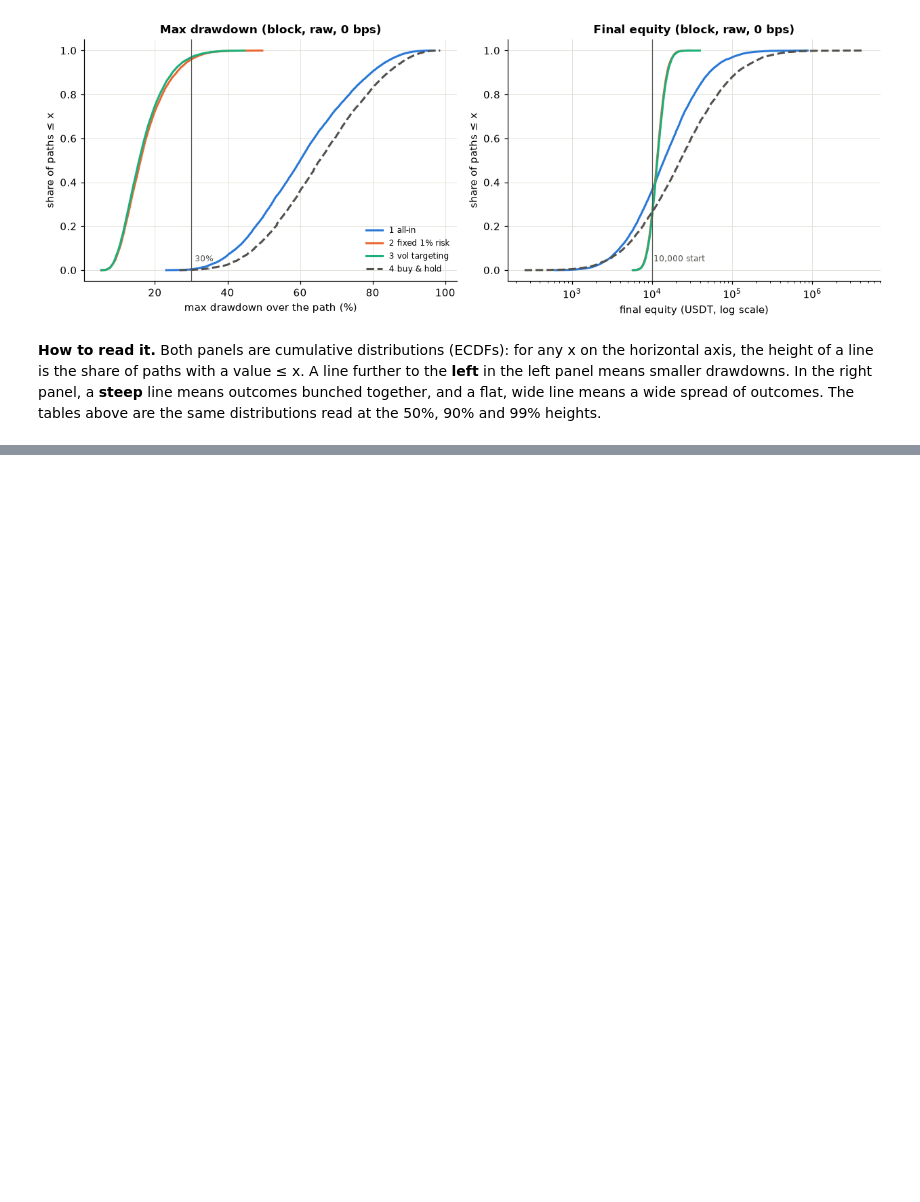
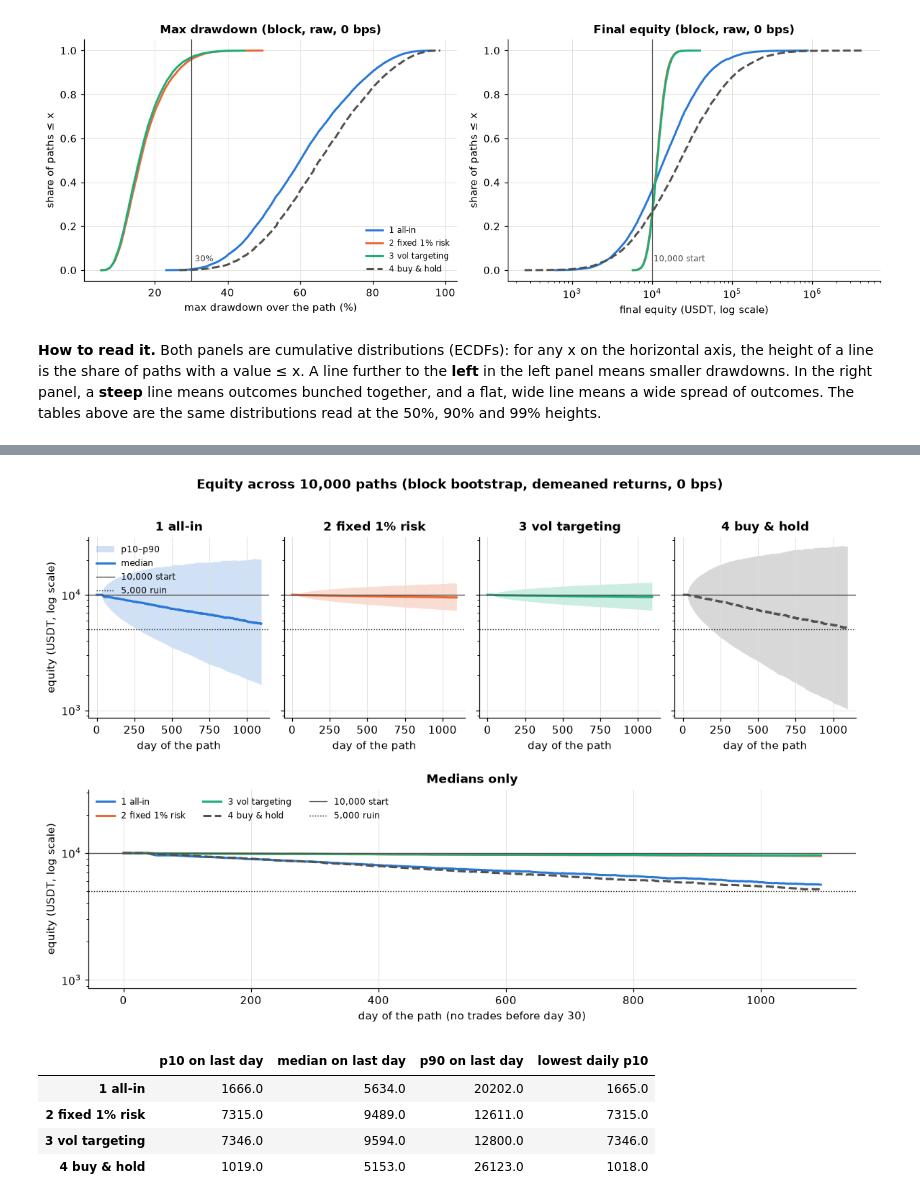
Before and after one commit to Alvarado-Maganna/crypto-quant-lab, a Jupyter notebook: notebooks/11_position_sizing.ipynb, the cells around one changed output, grey strips where cells are left out. Cells and saved outputs as stored; diff of their text form; code cells hidden in the pictures; blank space fills up the shorter version.

```diff
--- a/notebooks/11_position_sizing.ipynb
+++ b/notebooks/11_position_sizing.ipynb
@@ -719,0 +674,9 @@ nothing is rebalanced. The grey band is the warm-up.
+# %%
+fan_chart("demeaned")
+# %% [output]
+[figure, added]
+|  | p10 on last day | median on last day | p90 on last day | lowest daily p10 |
+| 1 all-in | 1666.0 | 5634.0 | 20202.0 | 1665.0 |
+| 2 fixed 1% risk | 7315.0 | 9489.0 | 12611.0 | 7315.0 |
+| 3 vol targeting | 7346.0 | 9594.0 | 12800.0 | 7346.0 |
+| 4 buy & hold | 1019.0 | 5153.0 | 26123.0 | 1018.0 |
```
Also changed, not shown: parts of 61 cells of this notebook, 3 other files.
